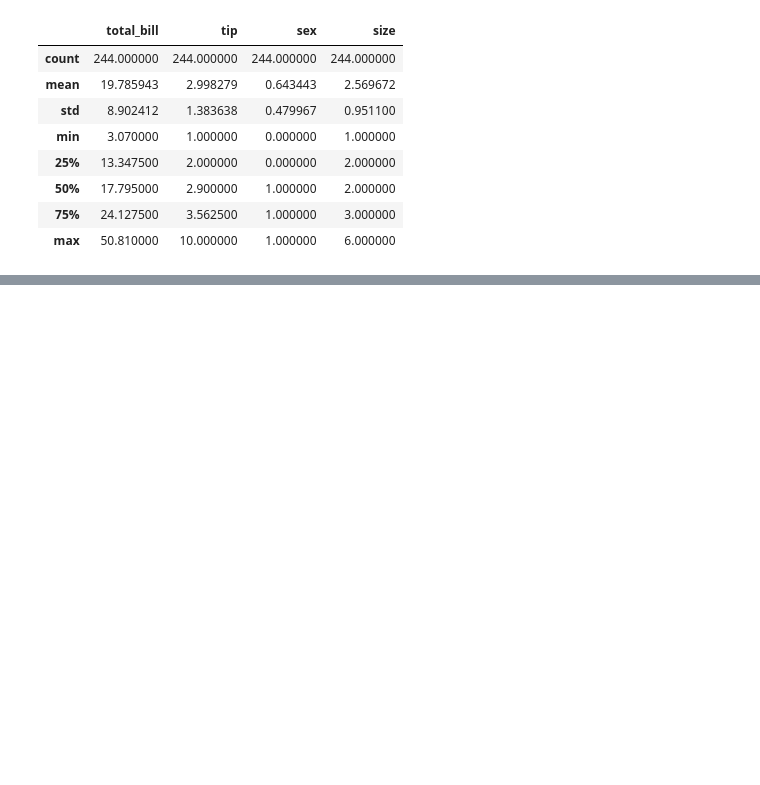
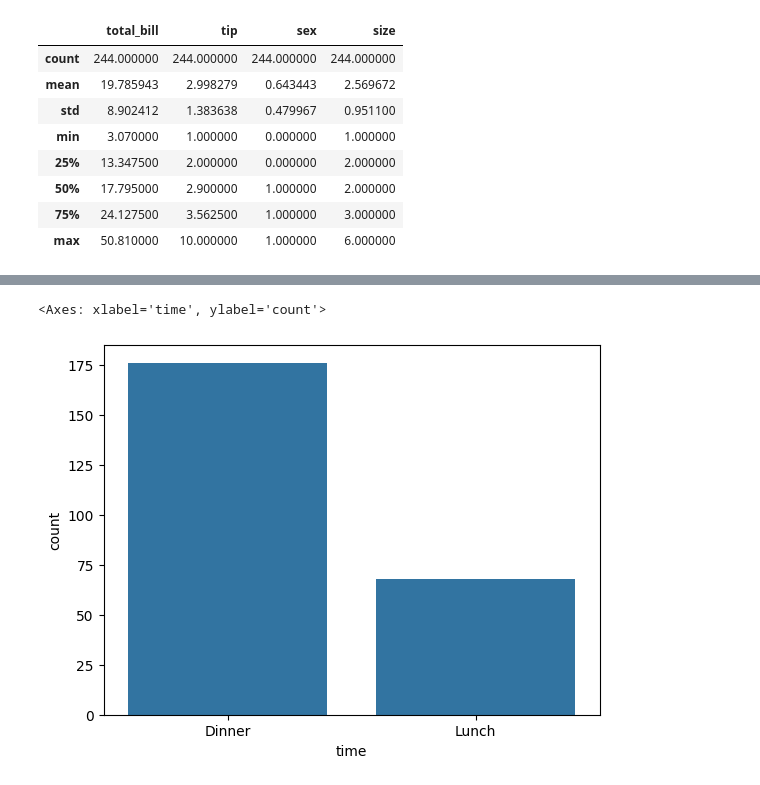
Before and after one commit to rajibart/Data-analysis, a Jupyter notebook: Restroo_Tip_Analysis.ipynb, the cells around one changed output, grey strips where cells are left out. Drawn from its saved outputs; the diff is of its cells as text; code cells hidden in the pictures; blank space fills up the shorter version.

```diff
--- a/Restroo_Tip_Analysis.ipynb
+++ b/Restroo_Tip_Analysis.ipynb
@@ -255,0 +332,3 @@ df.describe()
+# %%
+mapping={"Fri":0,"Thur":1,"Sun":2,"Sat":3}
+df['day']=df['day'].map(mapping)
@@ -255,0 +351,3 @@ df.describe()
+# %%
+count_time=df['time'].value_counts()
+count_time
@@ -255,0 +360,5 @@ df.describe()
+# %%
+sns.barplot(count_time)
+# %% [output]
+<Axes: xlabel='time', ylabel='count'>
+[figure, added]
```
Also changed, not shown: parts of 26 cells of this notebook.
